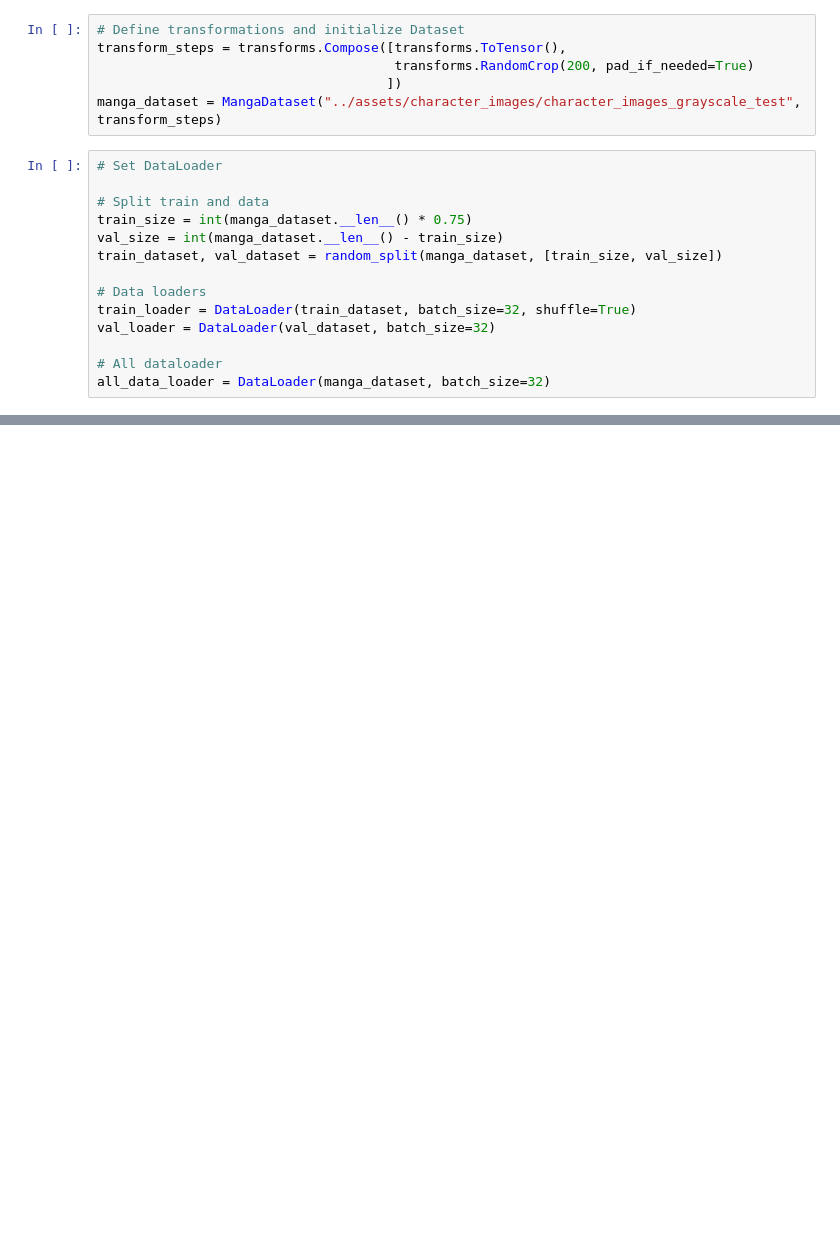
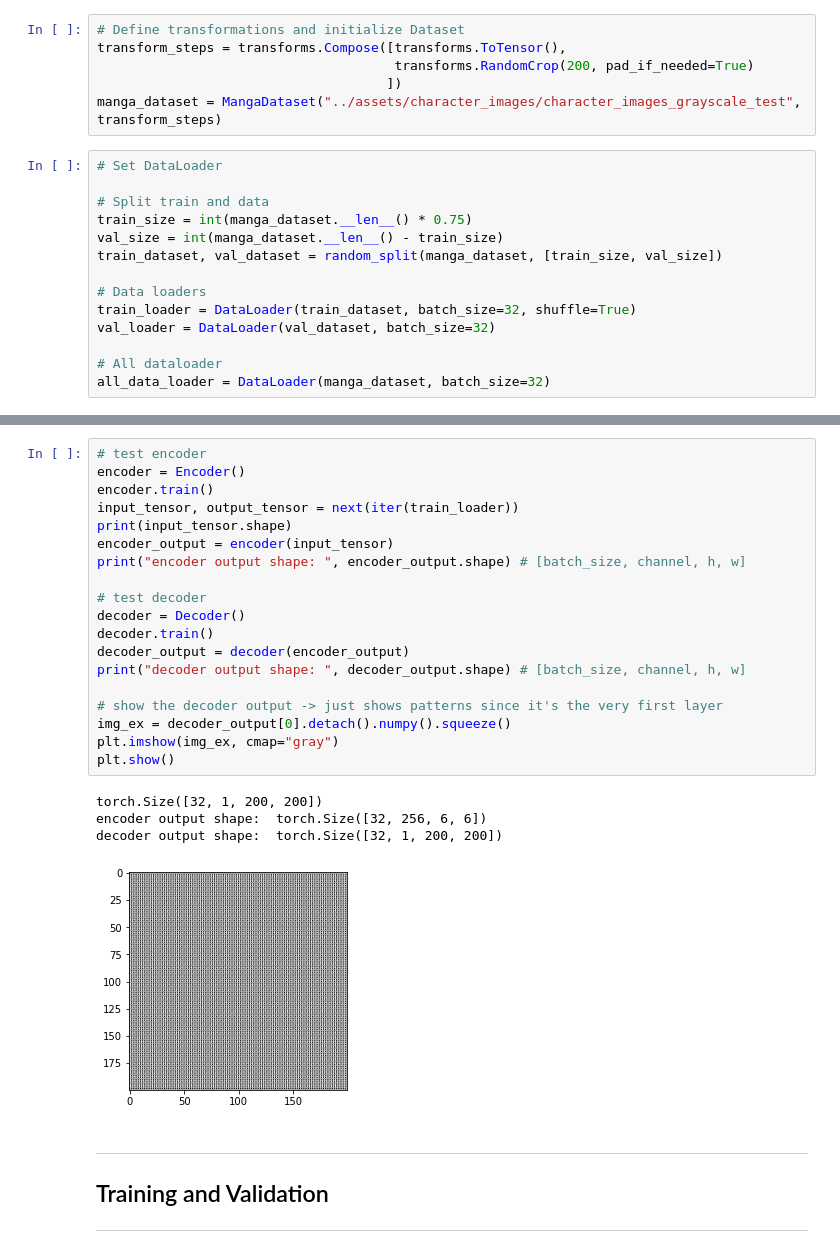
Before and after one commit to doyoung-umich/pj_otaku, a Jupyter notebook: Ryota/Character image recommendation.ipynb, the cells around one changed output, grey strips where cells are left out. Drawn from its saved outputs; the diff is of its cells as text; blank space fills up the shorter version.

```diff
--- a/Ryota/Character image recommendation.ipynb
+++ b/Ryota/Character image recommendation.ipynb
@@ -266,0 +386,28 @@ all_data_loader = DataLoader(manga_dataset, batch_size=32)
+# %%
+# test encoder
+encoder = Encoder()
+encoder.train()
+input_tensor, output_tensor = next(iter(train_loader))
+print(input_tensor.shape)
+encoder_output = encoder(input_tensor)
+print("encoder output shape: ", encoder_output.shape) # [batch_size, channel, h, w]
+
+# test decoder
+decoder = Decoder()
+decoder.train()
+decoder_output = decoder(encoder_output)
+print("decoder output shape: ", decoder_output.shape) # [batch_size, channel, h, w]
+
+# show the decoder output -> just shows patterns since it's the very first layer
+img_ex = decoder_output[0].detach().numpy().squeeze()
+plt.imshow(img_ex, cmap="gray")
+plt.show()
+# %% [output]
+torch.Size([32, 1, 200, 200])
+encoder output shape:  torch.Size([32, 256, 6, 6])
+decoder output shape:  torch.Size([32, 1, 200, 200])
+[figure, added]
+# %% [markdown]
+---
+## Training and Validation
+---
```
Also changed, not shown: parts of 20 cells of this notebook.
